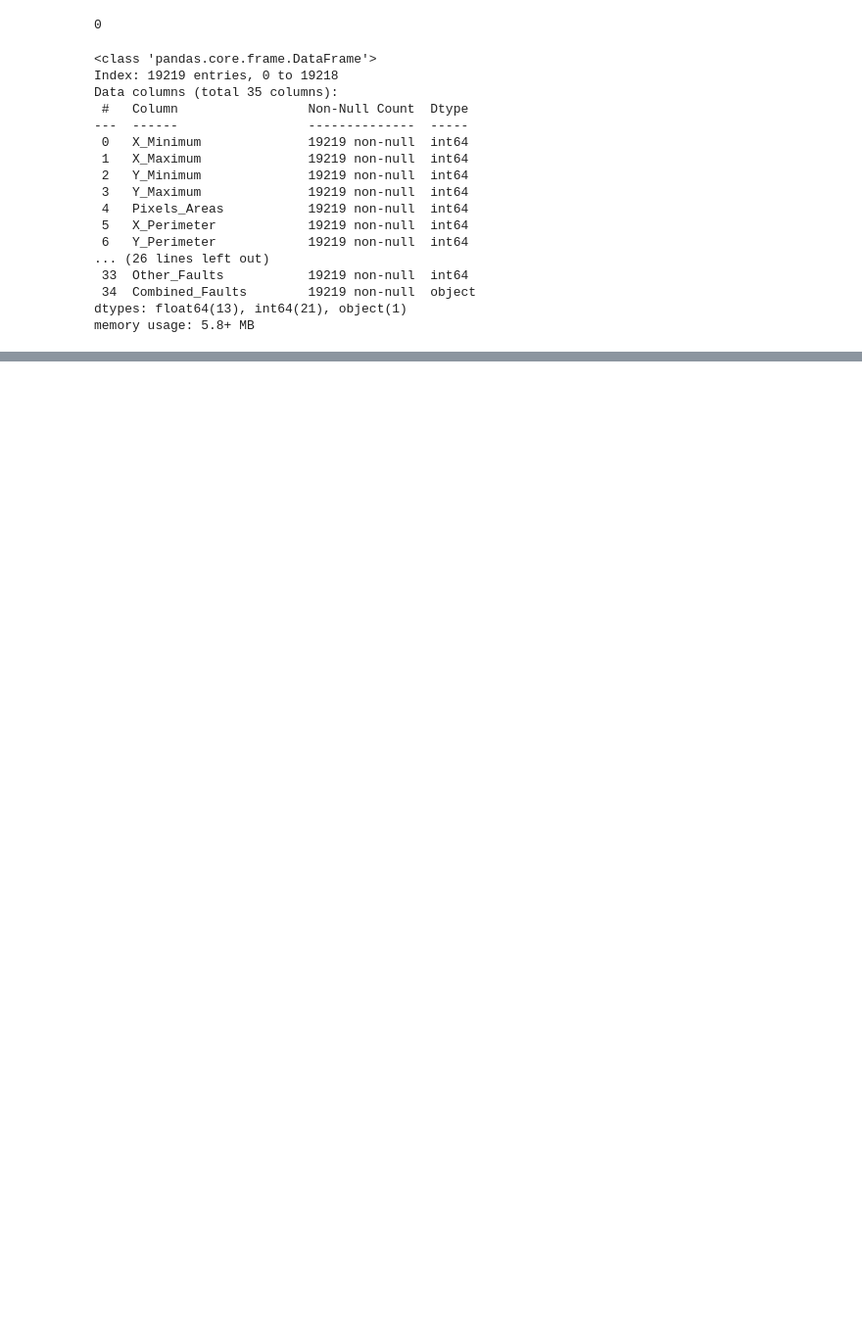
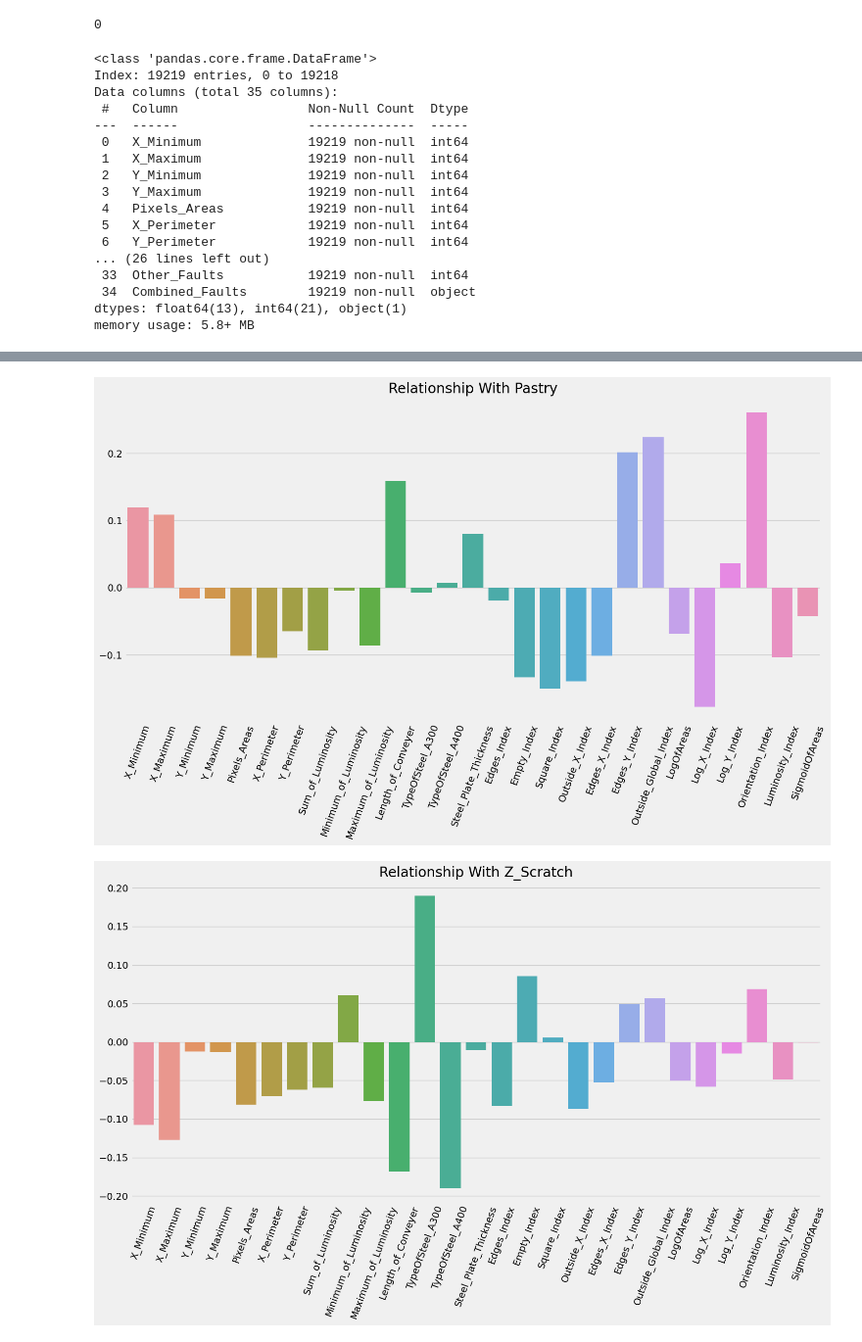
Before and after one commit to the-usman/Kaggle-Competition-Collection, a Jupyter notebook: Steel Plates Defects/main.ipynb, the cells around one changed output, grey strips where cells are left out. Shown at 98% size. Saved outputs shown, nothing was run; the diff lists cells and outputs as text; code cells hidden in the pictures; blank space fills up the shorter version.

```diff
--- a/Steel Plates Defects/main.ipynb
+++ b/Steel Plates Defects/main.ipynb
@@ -108,0 +149,6 @@ plt.plot()
+# %%
+dictFrame = pd.DataFrame(index=targets.columns, columns=df.columns[:27])
+
+for column in targets.columns:
+    for column2 in df.columns[:27]:
+        dictFrame.at[column, column2] = df[column].corr(df[column2])
@@ -108,0 +168,10 @@ plt.plot()
+# %%
+for column in dictFrame.index :
+    plt.figure(figsize=(16, 8))
+    plt.title(f"Relationship With {column}")
+    sns.barplot(x=dictFrame.loc[column].index, y=dictFrame.loc[column].values)
+    plt.xticks(rotation=70)
+    plt.show()
+# %% [output]
+[figure, added]
+[figure, added]
```
Also changed, not shown: parts of 29 cells of this notebook, 5 other files.
